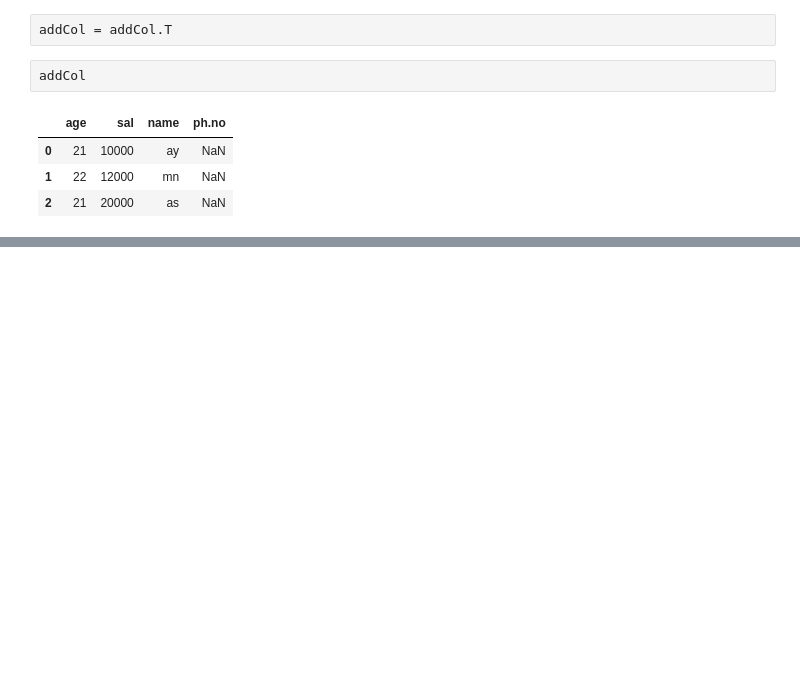
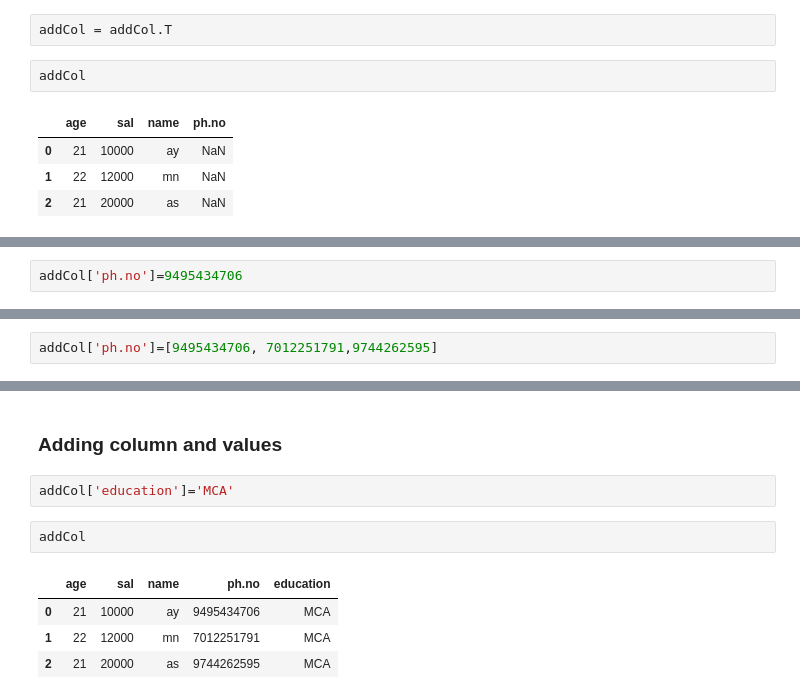
Before and after one commit to krishnanandmca/DSML, a Jupyter notebook: day1.ipynb, the cells around one changed output, grey strips where cells are left out. Cells and saved outputs as stored; diff of their text form; blank space fills up the shorter version.

```diff
--- a/day1.ipynb
+++ b/day1.ipynb
@@ -143,0 +146,2 @@ addCol
+# %%
+addCol['ph.no']=9495434706
@@ -143,0 +155,2 @@ addCol
+# %%
+addCol['ph.no']=[9495434706, 7012251791,9744262595]
@@ -143,0 +164,11 @@ addCol
+# %% [markdown]
+### Adding column and values
+# %%
+addCol['education']='MCA'
+# %%
+addCol
+# %% [output]
+|  | age | sal | name | ph.no | education |
+| 0 | 21 | 10000 | ay | 9495434706 | MCA |
+| 1 | 22 | 12000 | mn | 7012251791 | MCA |
+| 2 | 21 | 20000 | as | 9744262595 | MCA |
```
Also changed, not shown: parts of 45 cells of this notebook.
